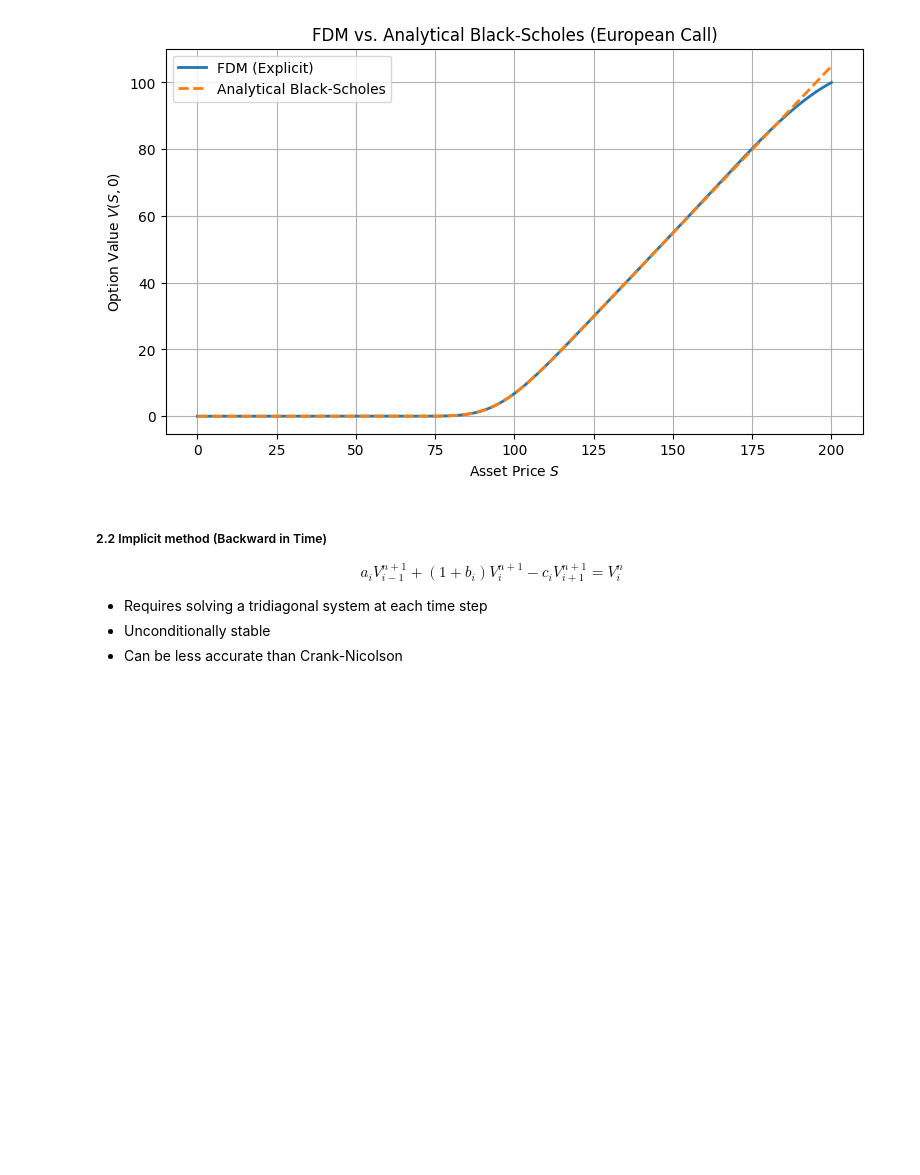
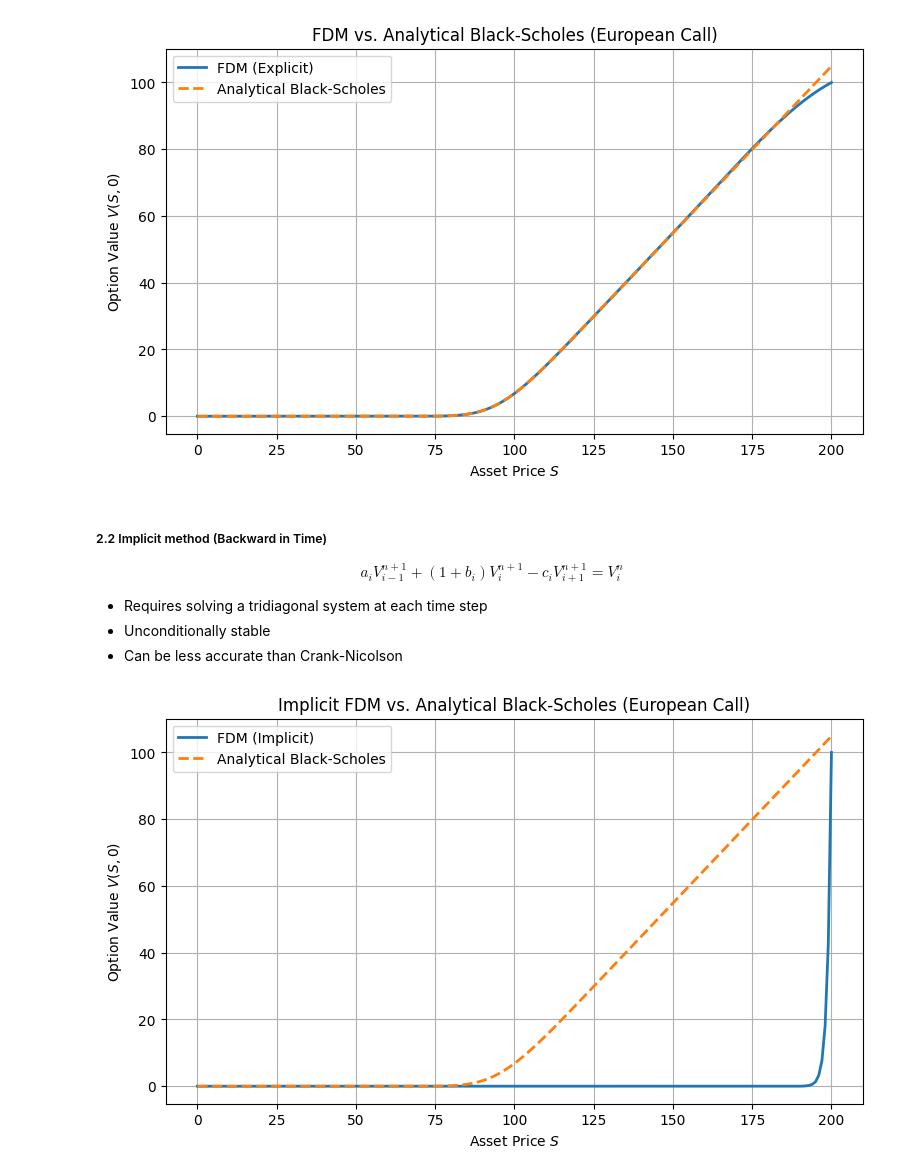
Before and after one commit to sokolo8/black-scholes, a Jupyter notebook: docs/part2.ipynb, the cells around one changed output. Saved outputs shown, nothing was run; the diff lists cells and outputs as text; code cells hidden in the pictures; blank space fills up the shorter version.

```diff
--- a/docs/part2.ipynb
+++ b/docs/part2.ipynb
@@ -121,3 +121,61 @@ $$a_i V_{i-1}^{n+1} + (1 + b_i) V_i^{n+1} - c_i V_{i+1}^{n+1} = V_i^n$$
 - Requires solving a tridiagonal system at each time step
 - Unconditionally stable
 - Can be less accurate than Crank-Nicolson
+# %%
+import numpy as np
+import matplotlib.pyplot as plt
+from scipy.stats import norm
+from scipy.linalg import solve_banded
+
+S_max = 200
+K = 100
+T = 1.0
+r = 0.05
+sigma = 0.1
+
+M = 200
+N = 1000
+dS = S_max / M
+dt = T / N
+S = np.linspace(0, S_max, M+1)
+
+V = np.maximum(S - K, 0)
+
+Si = dS * np.arange(1, M)
+alpha = 0.5 * dt * (sigma**2 * Si**2 - r * Si)
+beta = 1 + dt * (sigma**2 * Si**2 + r)
+gamma = -0.5 * dt * (sigma**2 * Si**2 + r * Si)
+
+ab = np.zeros((3, M-1))
+ab[0, 1:] = gamma[:-1]
+ab[1, :] = beta
+ab[2, :-1] = alpha[1:]
+
+for n in range(N):
+    V_old = V.copy()
+    rhs = V_old[1:M].copy()
+    V[M] = S_max - K * np.exp(-r * (T - n * dt))
+    rhs[0] -= alpha[0] * V[0]
+    rhs[-1] -= gamma[-1] * V[M]
+    V[1:M] = solve_banded((1, 1), ab, rhs)
+    V[0] = 0
+
+def black_scholes_call(S, K, T, r, sigma):
+    d1 = (np.log(S / K + 1e-10) + (r + 0.5 * sigma**2) * T) / (sigma * np.sqrt(T))
+    d2 = d1 - sigma * np.sqrt(T)
+    return S * norm.cdf(d1) - K * np.exp(-r * T) * norm.cdf(d2)
+
+V_exact = black_scholes_call(S, K, T, r, sigma)
+
+# Plot
+plt.figure(figsize=(9, 5))
+plt.plot(S, V, label='FDM (Implicit)', linewidth=2)
+plt.plot(S, V_exact, '--', label='Analytical Black-Scholes', linewidth=2)
+plt.xlabel('Asset Price $S$')
+plt.ylabel('Option Value $V(S, 0)$')
+plt.title('Implicit FDM vs. Analytical Black-Scholes (European Call)')
+plt.legend()
+plt.grid(True)
+plt.show()
+# %% [output]
+[figure, added]
```
Also changed, not shown: 1 other file.
